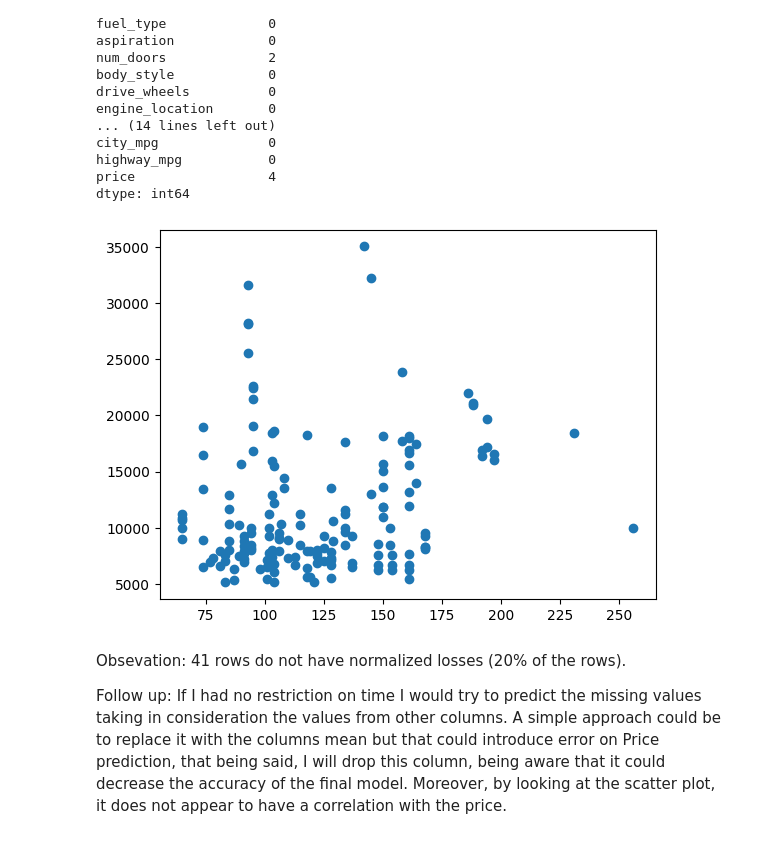
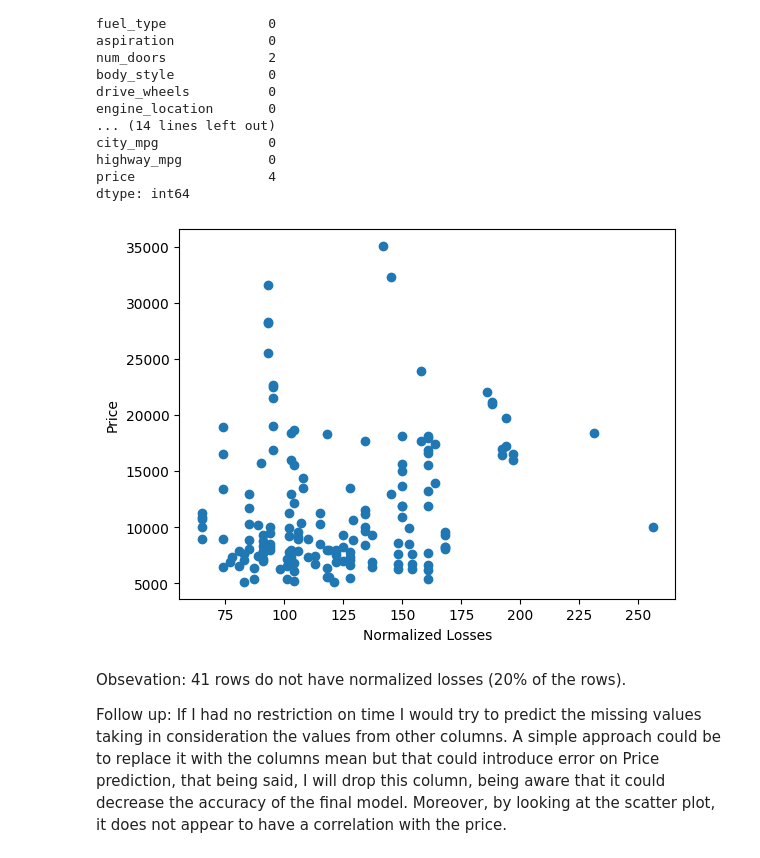
Before and after one commit to anarsn/bosch_assessment, a Jupyter notebook: main.ipynb, the cells around one changed output. Saved outputs shown, nothing was run; the diff lists cells and outputs as text; code cells hidden in the pictures.

```diff
--- a/main.ipynb
+++ b/main.ipynb
@@ -134,9 +134,11 @@ price                 4
 dtype: int64
 # %%
 plt.scatter(x = automobile_df_og['normalized_losses'], y = automobile_df_og['price'])
+plt.xlabel('Normalized Losses')
+plt.ylabel('Price')
 plt.show()
 # %% [output]
-[figure, old version]
+[figure, new version]
 # %% [markdown]
 Obsevation: 41 rows do not have normalized losses (20% of the rows).
 
```
Also changed, not shown: parts of 19 cells of this notebook.
